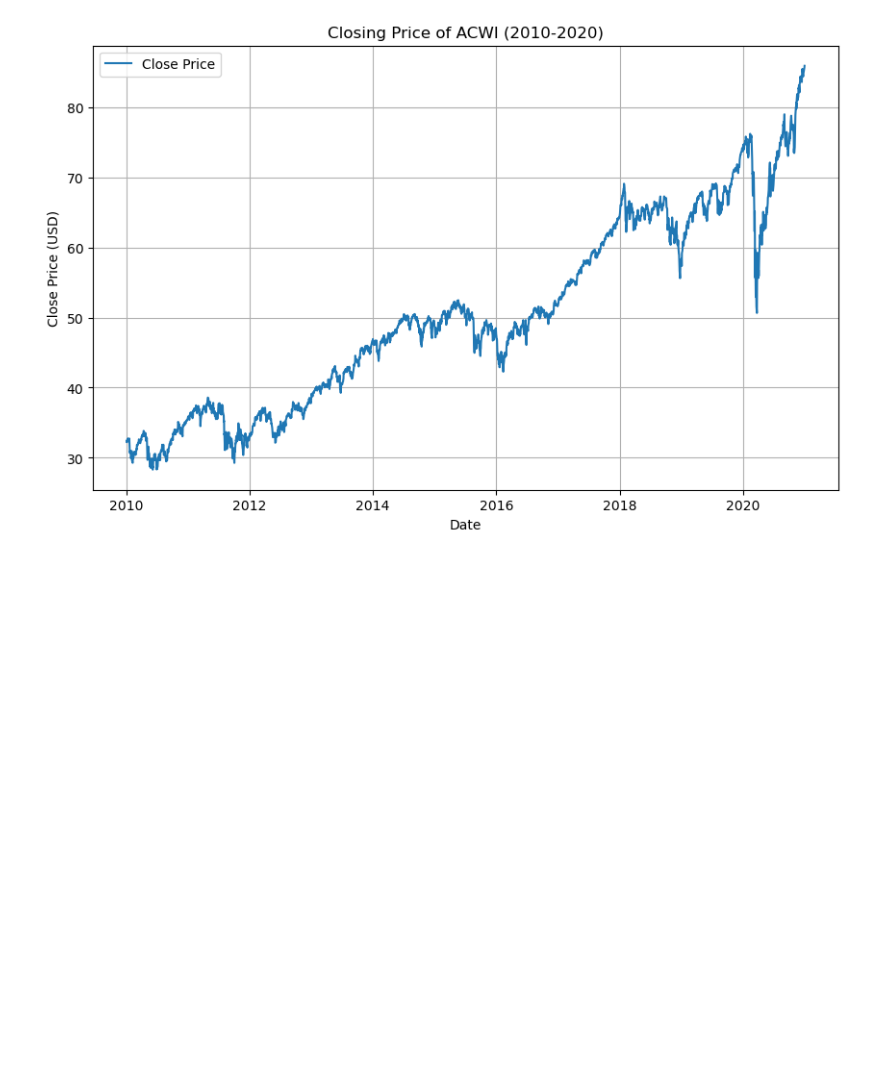
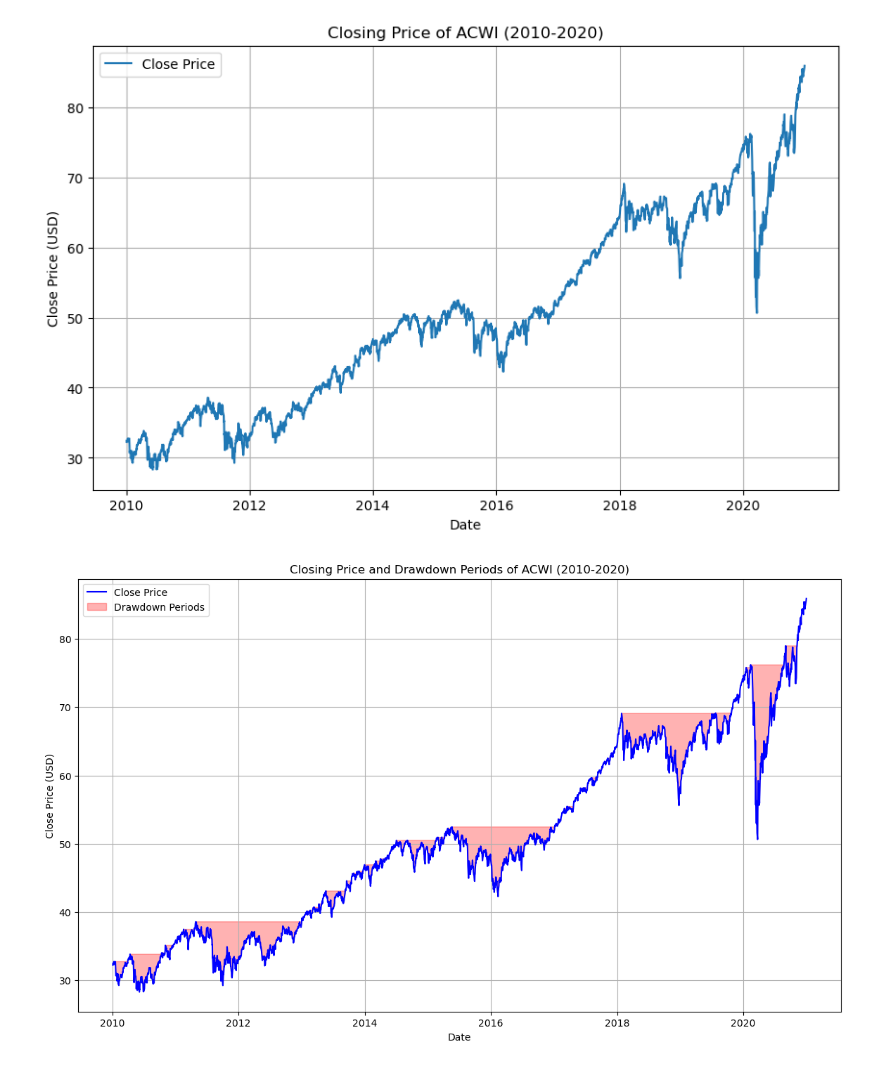
Before and after one commit to NannaOhrt/master_thesis, a Jupyter notebook: code/asset allocation.ipynb, the cells around one changed output. Cells and saved outputs as stored; diff of their text form; code cells hidden in the pictures; blank space fills up the shorter version.

```diff
--- a/code/asset allocation.ipynb
+++ b/code/asset allocation.ipynb
@@ -45,3 +45,38 @@ plt.legend()
 plt.grid(True)
 # %% [output]
 [figure]
+# %%
+import yfinance as yf
+import matplotlib.pyplot as plt
+import pandas as pd
+
+# Example ticker symbol
+tickerSymbol = 'ACWI'
+
+# Get data on this ticker
+tickerData = yf.Ticker(tickerSymbol)
+
+# Get historical prices for this ticker
+tickerDf = tickerData.history(period='1d', start='2010-1-1', end='2020-12-31')
+
+# Calculate the running maximum of the closing price to identify peaks
+tickerDf['Running Max'] = tickerDf['Close'].cummax()
+
+# Calculate drawdowns as the difference between the current price and the running maximum
+tickerDf['Drawdown'] = tickerDf['Close'] - tickerDf['Running Max']
+
+# Plotting the closing prices and drawdown periods
+plt.figure(figsize=(14, 8))
+plt.plot(tickerDf.index, tickerDf['Close'], label='Close Price', color='blue')
+# Highlight drawdown periods
+plt.fill_between(tickerDf.index, tickerDf['Close'], tickerDf['Running Max'], where=(tickerDf['Drawdown'] < 0), color='red', alpha=0.3, label='Drawdown Periods')
+plt.title(f'Closing Price and Drawdown Periods of {tickerSymbol} (2010-2020)')
+
+plt.xlabel('Date')
+plt.ylabel('Close Price (USD)')
+plt.legend()
+plt.grid(True)
+
+plt.show()
+# %% [output]
+[figure, added]
```
